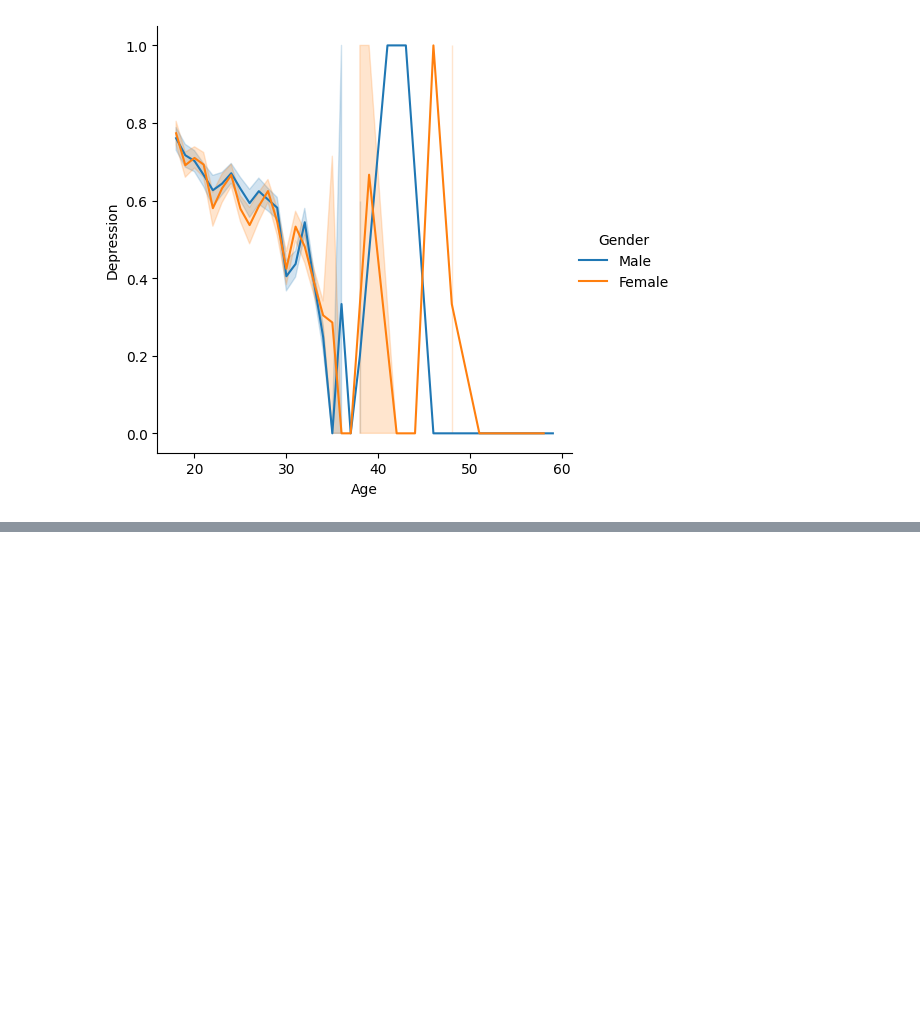
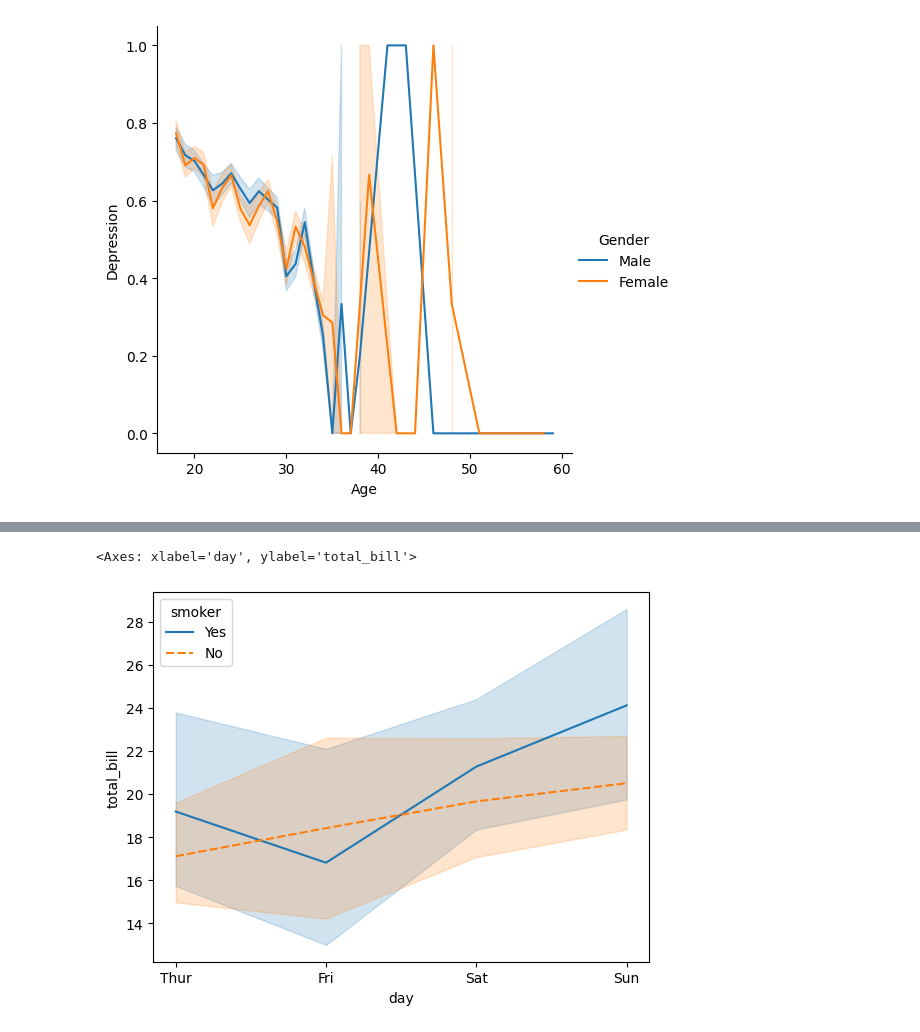
Before and after one commit to ashuwebdevloper/GEN-AI, a Jupyter notebook: Seaborn/starting.ipynb, the cells around one changed output, grey strips where cells are left out. Drawn from its saved outputs; the diff is of its cells as text; code cells hidden in the pictures; blank space fills up the shorter version.

```diff
--- a/Seaborn/starting.ipynb
+++ b/Seaborn/starting.ipynb
@@ -58,0 +64,2 @@ sns.relplot(data=df, x='Age', y='Depression', kind='line', hue='Gender')
+# %%
+tips =sns.load_dataset('tips')
@@ -58,0 +75,5 @@ sns.relplot(data=df, x='Age', y='Depression', kind='line', hue='Gender')
+# %%
+sns.lineplot(data=tips, y='total_bill', x='day', hue='smoker', style='smoker')
+# %% [output]
+<Axes: xlabel='day', ylabel='total_bill'>
+[figure, added]
```
Also changed, not shown: parts of 3 cells of this notebook.
